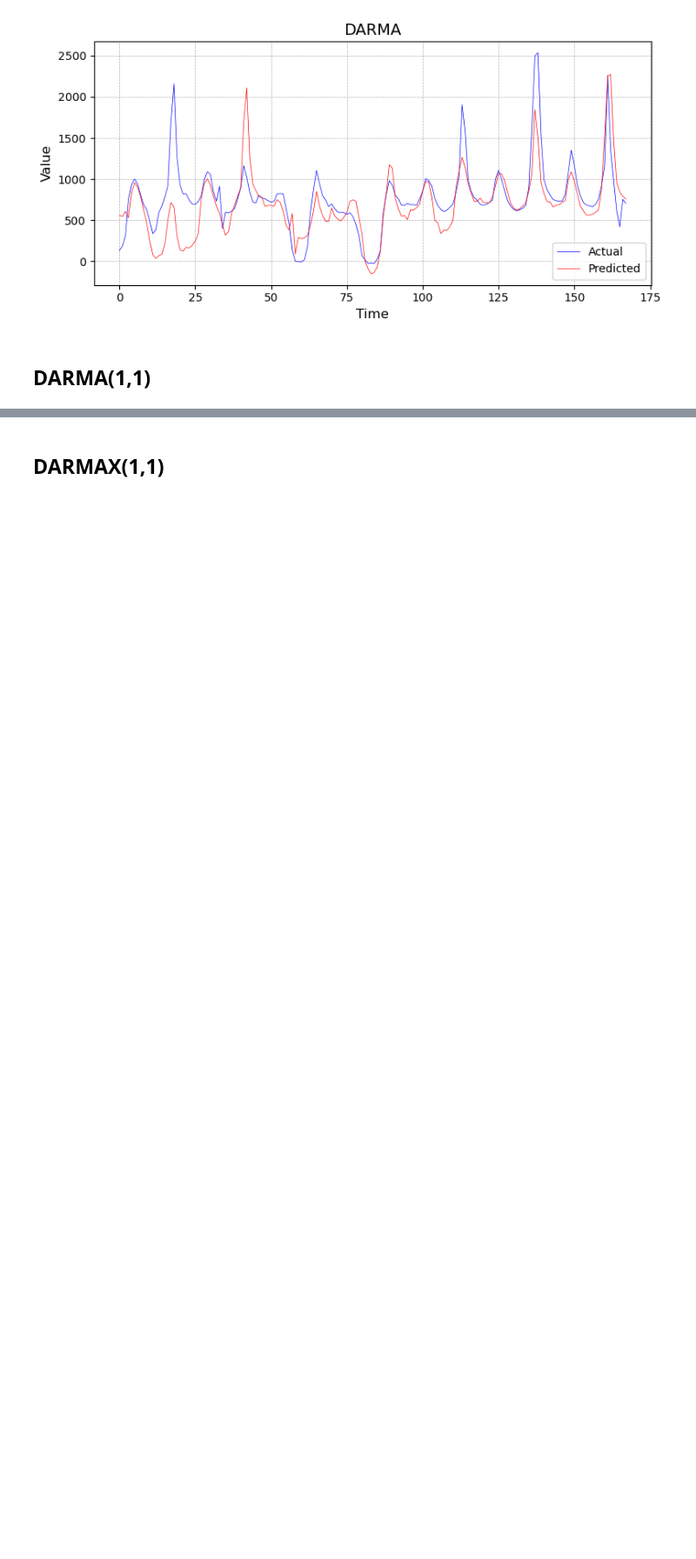
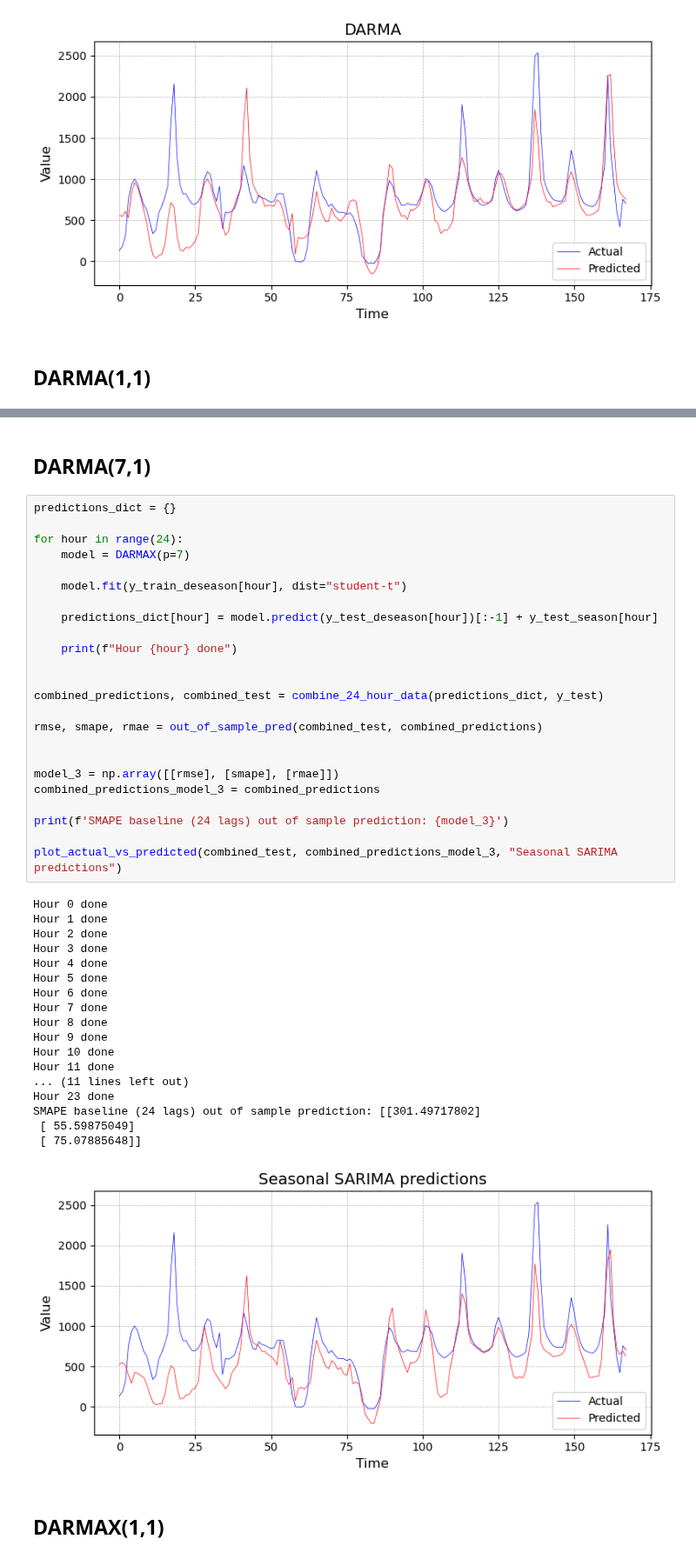
Before and after one commit to peterravn/Seminar-Adv-Finance, a Jupyter notebook: 7. DARMA Forecast.ipynb, the cells around one changed output, grey strips where cells are left out. Shown at 87% size. Cells and saved outputs as stored; diff of their text form; blank space fills up the shorter version.

Commit message:
PLR: Test

```diff
--- a/7. DARMA Forecast.ipynb
+++ b/7. DARMA Forecast.ipynb
@@ -128,6 +124,51 @@ SMAPE baseline (24 lags) out of sample prediction: [[297.70479287]
  [ 54.22430977]
  [ 71.84527339]]
 [figure]
+# %% [markdown]
+## DARMA(7,1)
+# %%
+predictions_dict = {}
+
+for hour in range(24):
+    model = DARMAX(p=7)
+
+    model.fit(y_train_deseason[hour], dist="student-t")
+
+    predictions_dict[hour] = model.predict(y_test_deseason[hour])[:-1] + y_test_season[hour]
+
+    print(f"Hour {hour} done")
+
+
+combined_predictions, combined_test = combine_24_hour_data(predictions_dict, y_test)
+
+rmse, smape, rmae = out_of_sample_pred(combined_test, combined_predictions)
+
+
+model_3 = np.array([[rmse], [smape], [rmae]])
+combined_predictions_model_3 = combined_predictions
+
+print(f'SMAPE baseline (24 lags) out of sample prediction: {model_3}')
+
+plot_actual_vs_predicted(combined_test, combined_predictions_model_3, "Seasonal SARIMA predictions")
+# %% [output]
+Hour 0 done
+Hour 1 done
+Hour 2 done
+Hour 3 done
+Hour 4 done
+Hour 5 done
+Hour 6 done
+Hour 7 done
+Hour 8 done
+Hour 9 done
+Hour 10 done
+Hour 11 done
+... (11 lines left out)
+Hour 23 done
+SMAPE baseline (24 lags) out of sample prediction: [[301.49717802]
+ [ 55.59875049]
+ [ 75.07885648]]
+[figure, added]
 # %% [markdown]
 ## DARMAX(1,1)
 # %%
```
Also changed, not shown: parts of 5 cells of this notebook, 4 other files.
